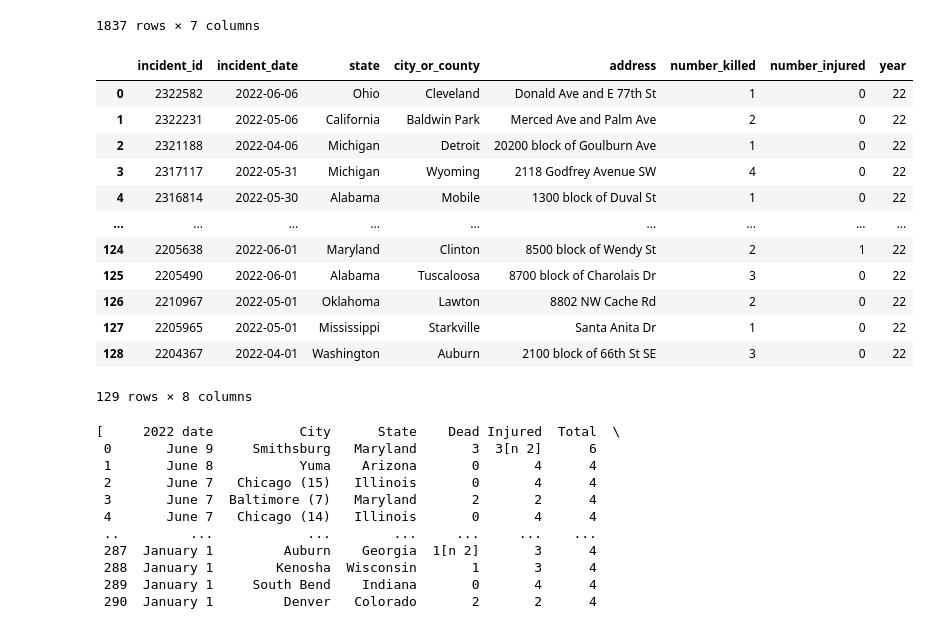
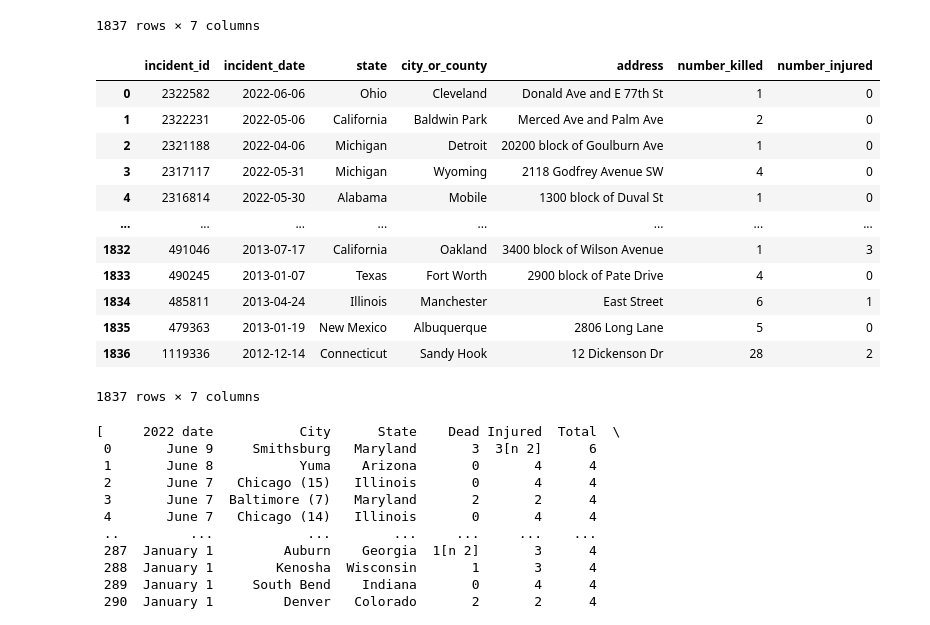
Before and after one commit to dmcneill0711/Mass-Shootings-and-Children, a Jupyter notebook: Mass Shootings Project.ipynb, the cells around one changed output. Cells and saved outputs as stored; diff of their text form; code cells hidden in the pictures.

```diff
--- a/Mass Shootings Project.ipynb
+++ b/Mass Shootings Project.ipynb
@@ -24,52 +24,45 @@ children_df
 | 1836 | 1119336 | 14-Dec-12 | Connecticut | Sandy Hook | 12 Dickenson Dr | 28 | 2 |
 1837 rows × 7 columns
 # %%
-# # Drop Operations Column With All Null Values
-# children_df = children_df.drop(['Operations'], axis=1)
-
 # Format The Date To mm/dd/yyyy
 children_df['Incident Date'] = children_df['Incident Date'].str.strip().str.replace(' ','')
 children_df['Incident Date'] = children_df['Incident Date'].str.strip().str.replace('Jan','01')
 children_df['Incident Date'] = children_df['Incident Date'].str.strip().str.replace('Feb','02')
 children_df['Incident Date'] = children_df['Incident Date'].str.strip().str.replace('Mar','03')
 children_df['Incident Date'] = children_df['Incident Date'].str.strip().str.replace('Apr','04')
 children_df['Incident Date'] = children_df['Incident Date'].str.strip().str.replace('May','05')
 children_df['Incident Date'] = children_df['Incident Date'].str.strip().str.replace('Jun','06')
 children_df['Incident Date'] = children_df['Incident Date'].str.strip().str.replace('Jul','07')
 children_df['Incident Date'] = children_df['Incident Date'].str.strip().str.replace('Aug','08')
 children_df['Incident Date'] = children_df['Incident Date'].str.strip().str.replace('Sept','09')
 children_df['Incident Date'] = children_df['Incident Date'].str.strip().str.replace('Oct','10')
 children_df['Incident Date'] = children_df['Incident Date'].str.strip().str.replace('Nov','11')
 children_df['Incident Date'] = children_df['Incident Date'].str.strip().str.replace('Dec','12')
 children_df['Incident Date'] = children_df['Incident Date'].str.strip().str.replace('-','/')
 
-# Target Incident Date Column And Select Rows That Have 2022
-# children_df['Year'] = children_df['Incident Date'].str[-2:]
-# Children_2022 = children_df.loc[children_df['Year'] == '22']
-
 #Rename Columns To Match Database
-Children_renamed = Children_2022.rename(columns={"Incident ID": "incident_id", "Incident Date": "incident_date", "State": "state",
+Children_renamed = children_df.rename(columns={"Incident ID": "incident_id", "Incident Date": "incident_date", "State": "state",
                                                  "City Or County": "city_or_county", "Address": "address", "# Killed": "number_killed",
                                                  "# Injured": "number_injured", "Year": "year"})
 
 Children_renamed['incident_date'] = pd.to_datetime(Children_renamed['incident_date'], errors='coerce')
 
 # Final DataFrame
 Children_renamed
 # %% [output]
-|  | incident_id | incident_date | state | city_or_county | address | number_killed | number_injured | year |
-| 0 | 2322582 | 2022-06-06 | Ohio | Cleveland | Donald Ave and E 77th St | 1 | 0 | 22 |
-| 1 | 2322231 | 2022-05-06 | California | Baldwin Park | Merced Ave and Palm Ave | 2 | 0 | 22 |
-| 2 | 2321188 | 2022-04-06 | Michigan | Detroit | 20200 block of Goulburn Ave | 1 | 0 | 22 |
-| 3 | 2317117 | 2022-05-31 | Michigan | Wyoming | 2118 Godfrey Avenue SW | 4 | 0 | 22 |
-| 4 | 2316814 | 2022-05-30 | Alabama | Mobile | 1300 block of Duval St | 1 | 0 | 22 |
-| ... | ... | ... | ... | ... | ... | ... | ... | ... |
-| 124 | 2205638 | 2022-06-01 | Maryland | Clinton | 8500 block of Wendy St | 2 | 1 | 22 |
-| 125 | 2205490 | 2022-06-01 | Alabama | Tuscaloosa | 8700 block of Charolais Dr | 3 | 0 | 22 |
-| 126 | 2210967 | 2022-05-01 | Oklahoma | Lawton | 8802 NW Cache Rd | 2 | 0 | 22 |
-| 127 | 2205965 | 2022-05-01 | Mississippi | Starkville | Santa Anita Dr | 1 | 0 | 22 |
-| 128 | 2204367 | 2022-04-01 | Washington | Auburn | 2100 block of 66th St SE | 3 | 0 | 22 |
+|  | incident_id | incident_date | state | city_or_county | address | number_killed | number_injured |
+| 0 | 2322582 | 2022-06-06 | Ohio | Cleveland | Donald Ave and E 77th St | 1 | 0 |
+| 1 | 2322231 | 2022-05-06 | California | Baldwin Park | Merced Ave and Palm Ave | 2 | 0 |
+| 2 | 2321188 | 2022-04-06 | Michigan | Detroit | 20200 block of Goulburn Ave | 1 | 0 |
+| 3 | 2317117 | 2022-05-31 | Michigan | Wyoming | 2118 Godfrey Avenue SW | 4 | 0 |
+| 4 | 2316814 | 2022-05-30 | Alabama | Mobile | 1300 block of Duval St | 1 | 0 |
+| ... | ... | ... | ... | ... | ... | ... | ... |
+| 1832 | 491046 | 2013-07-17 | California | Oakland | 3400 block of Wilson Avenue | 1 | 3 |
+| 1833 | 490245 | 2013-01-07 | Texas | Fort Worth | 2900 block of Pate Drive | 4 | 0 |
+| 1834 | 485811 | 2013-04-24 | Illinois | Manchester | East Street | 6 | 1 |
+| 1835 | 479363 | 2013-01-19 | New Mexico | Albuquerque | 2806 Long Lane | 5 | 0 |
+| 1836 | 1119336 | 2012-12-14 | Connecticut | Sandy Hook | 12 Dickenson Dr | 28 | 2 |
-129 rows × 8 columns
+1837 rows × 7 columns
 # %%
 # Upload 2022 Mass Shootings Table From Wikipedia Website
 url = 'https://en.wikipedia.org/wiki/List_of_mass_shootings_in_the_United_States_in_2022'
```
Also changed, not shown: parts of 2 cells of this notebook, 1 other file.
